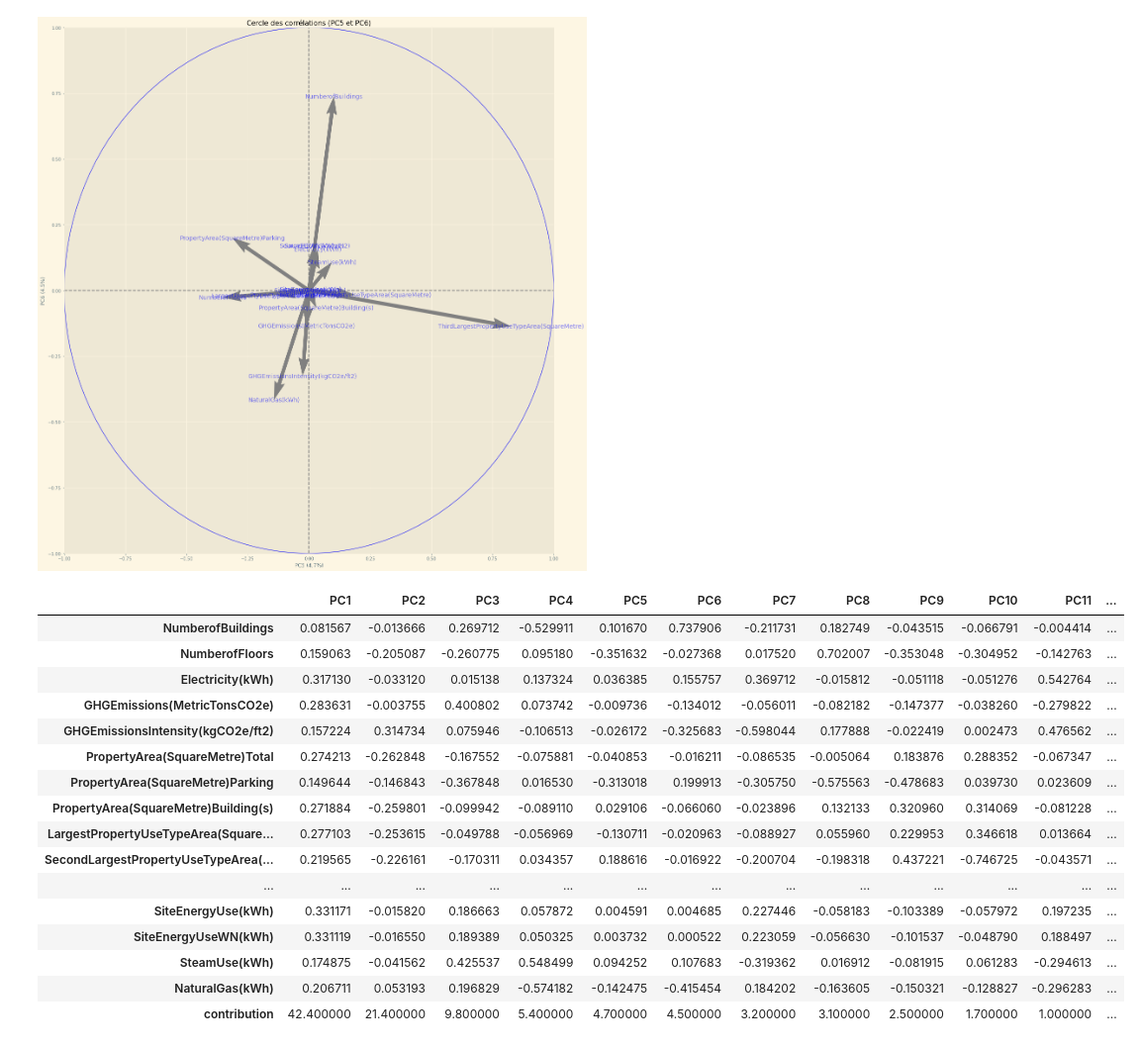
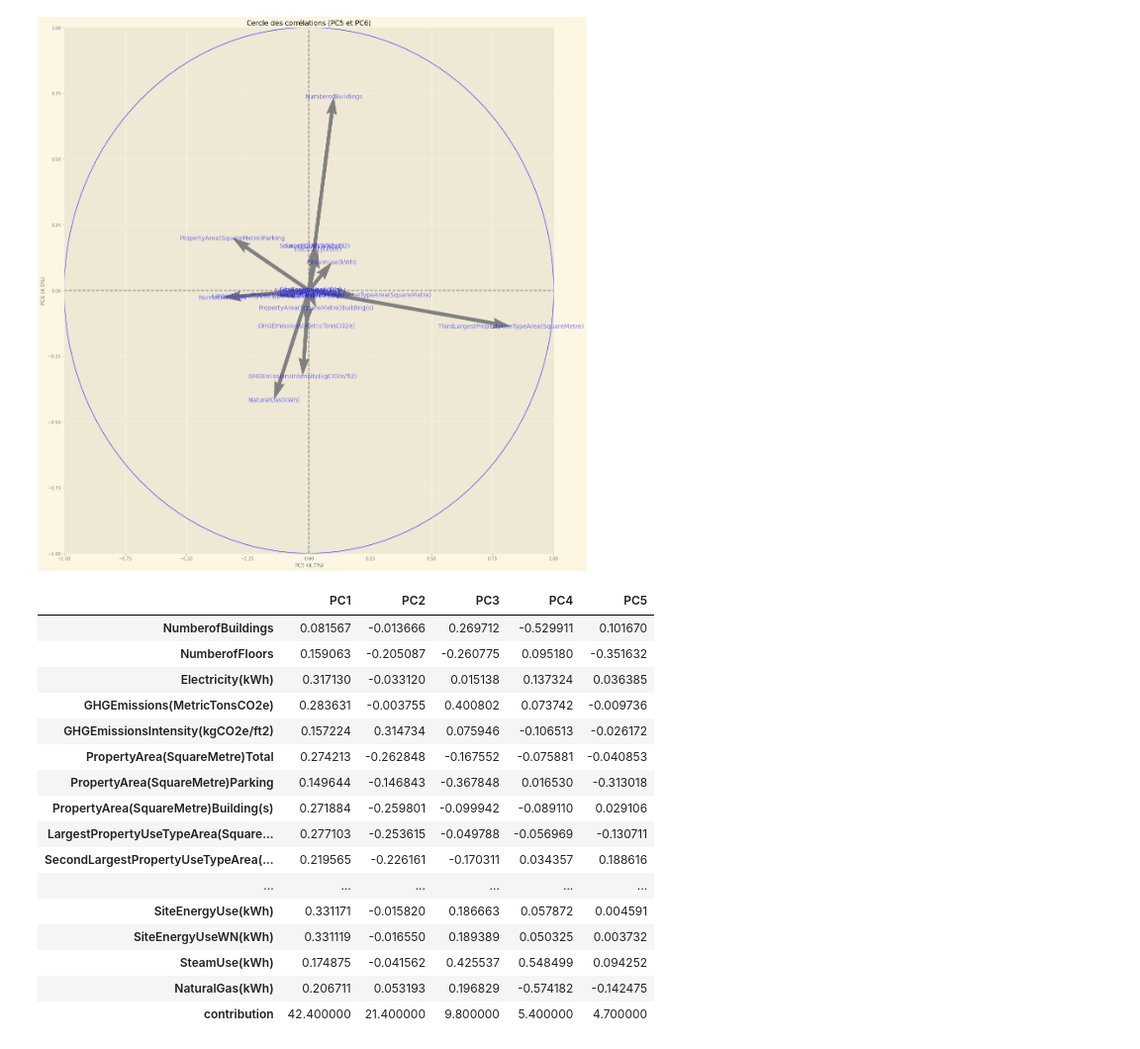
Before and after one commit to Psemp/ds_p4, a Jupyter notebook: first_look.ipynb, the cells around one changed output. Shown at 99% size. Drawn from its saved outputs; the diff is of its cells as text; code cells hidden in the pictures.

```diff
--- a/first_look.ipynb
+++ b/first_look.ipynb
@@ -1101,23 +1108,23 @@ display_circles(pcs=pcs, n_comp=len(columns_pca), pca=pca, axis_ranks=[(0, 1), (
 [figure]
 [figure]
 # %%
-pca_explained_df = show_contribution(pca=pca, columns_pca=columns_pca, percentage_variation=percentage_variation)
+pca_explained_df = show_contribution(pca=pca, columns_pca=columns_pca, lim_pc=5)
 pca_explained_df
 # %% [output]
-|  | PC1 | PC2 | PC3 | PC4 | PC5 | PC6 | PC7 | PC8 | PC9 | PC10 | PC11 | ... |
-| NumberofBuildings | 0.081567 | -0.013666 | 0.269712 | -0.529911 | 0.101670 | 0.737906 | -0.211731 | 0.182749 | -0.043515 | -0.066791 | -0.004414 | ... |
-| NumberofFloors | 0.159063 | -0.205087 | -0.260775 | 0.095180 | -0.351632 | -0.027368 | 0.017520 | 0.702007 | -0.353048 | -0.304952 | -0.142763 | ... |
-| Electricity(kWh) | 0.317130 | -0.033120 | 0.015138 | 0.137324 | 0.036385 | 0.155757 | 0.369712 | -0.015812 | -0.051118 | -0.051276 | 0.542764 | ... |
-| GHGEmissions(MetricTonsCO2e) | 0.283631 | -0.003755 | 0.400802 | 0.073742 | -0.009736 | -0.134012 | -0.056011 | -0.082182 | -0.147377 | -0.038260 | -0.279822 | ... |
-| GHGEmissionsIntensity(kgCO2e/ft2) | 0.157224 | 0.314734 | 0.075946 | -0.106513 | -0.026172 | -0.325683 | -0.598044 | 0.177888 | -0.022419 | 0.002473 | 0.476562 | ... |
-| PropertyArea(SquareMetre)Total | 0.274213 | -0.262848 | -0.167552 | -0.075881 | -0.040853 | -0.016211 | -0.086535 | -0.005064 | 0.183876 | 0.288352 | -0.067347 | ... |
-| PropertyArea(SquareMetre)Parking | 0.149644 | -0.146843 | -0.367848 | 0.016530 | -0.313018 | 0.199913 | -0.305750 | -0.575563 | -0.478683 | 0.039730 | 0.023609 | ... |
-| PropertyArea(SquareMetre)Building(s) | 0.271884 | -0.259801 | -0.099942 | -0.089110 | 0.029106 | -0.066060 | -0.023896 | 0.132133 | 0.320960 | 0.314069 | -0.081228 | ... |
-| LargestPropertyUseTypeArea(Square... | 0.277103 | -0.253615 | -0.049788 | -0.056969 | -0.130711 | -0.020963 | -0.088927 | 0.055960 | 0.229953 | 0.346618 | 0.013664 | ... |
-| SecondLargestPropertyUseTypeArea(... | 0.219565 | -0.226161 | -0.170311 | 0.034357 | 0.188616 | -0.016922 | -0.200704 | -0.198318 | 0.437221 | -0.746725 | -0.043571 | ... |
-| ... | ... | ... | ... | ... | ... | ... | ... | ... | ... | ... | ... | ... |
-| SiteEnergyUse(kWh) | 0.331171 | -0.015820 | 0.186663 | 0.057872 | 0.004591 | 0.004685 | 0.227446 | -0.058183 | -0.103389 | -0.057972 | 0.197235 | ... |
-| SiteEnergyUseWN(kWh) | 0.331119 | -0.016550 | 0.189389 | 0.050325 | 0.003732 | 0.000522 | 0.223059 | -0.056630 | -0.101537 | -0.048790 | 0.188497 | ... |
-| SteamUse(kWh) | 0.174875 | -0.041562 | 0.425537 | 0.548499 | 0.094252 | 0.107683 | -0.319362 | 0.016912 | -0.081915 | 0.061283 | -0.294613 | ... |
-| NaturalGas(kWh) | 0.206711 | 0.053193 | 0.196829 | -0.574182 | -0.142475 | -0.415454 | 0.184202 | -0.163605 | -0.150321 | -0.128827 | -0.296283 | ... |
-| contribution | 42.400000 | 21.400000 | 9.800000 | 5.400000 | 4.700000 | 4.500000 | 3.200000 | 3.100000 | 2.500000 | 1.700000 | 1.000000 | ... |
+|  | PC1 | PC2 | PC3 | PC4 | PC5 |
+| NumberofBuildings | 0.081567 | -0.013666 | 0.269712 | -0.529911 | 0.101670 |
+| NumberofFloors | 0.159063 | -0.205087 | -0.260775 | 0.095180 | -0.351632 |
+| Electricity(kWh) | 0.317130 | -0.033120 | 0.015138 | 0.137324 | 0.036385 |
+| GHGEmissions(MetricTonsCO2e) | 0.283631 | -0.003755 | 0.400802 | 0.073742 | -0.009736 |
+| GHGEmissionsIntensity(kgCO2e/ft2) | 0.157224 | 0.314734 | 0.075946 | -0.106513 | -0.026172 |
+| PropertyArea(SquareMetre)Total | 0.274213 | -0.262848 | -0.167552 | -0.075881 | -0.040853 |
+| PropertyArea(SquareMetre)Parking | 0.149644 | -0.146843 | -0.367848 | 0.016530 | -0.313018 |
+| PropertyArea(SquareMetre)Building(s) | 0.271884 | -0.259801 | -0.099942 | -0.089110 | 0.029106 |
+| LargestPropertyUseTypeArea(Square... | 0.277103 | -0.253615 | -0.049788 | -0.056969 | -0.130711 |
+| SecondLargestPropertyUseTypeArea(... | 0.219565 | -0.226161 | -0.170311 | 0.034357 | 0.188616 |
+| ... | ... | ... | ... | ... | ... |
+| SiteEnergyUse(kWh) | 0.331171 | -0.015820 | 0.186663 | 0.057872 | 0.004591 |
+| SiteEnergyUseWN(kWh) | 0.331119 | -0.016550 | 0.189389 | 0.050325 | 0.003732 |
+| SteamUse(kWh) | 0.174875 | -0.041562 | 0.425537 | 0.548499 | 0.094252 |
+| NaturalGas(kWh) | 0.206711 | 0.053193 | 0.196829 | -0.574182 | -0.142475 |
+| contribution | 42.400000 | 21.400000 | 9.800000 | 5.400000 | 4.700000 |
```
Also changed, not shown: parts of 1 cell of this notebook, 1 other file.
